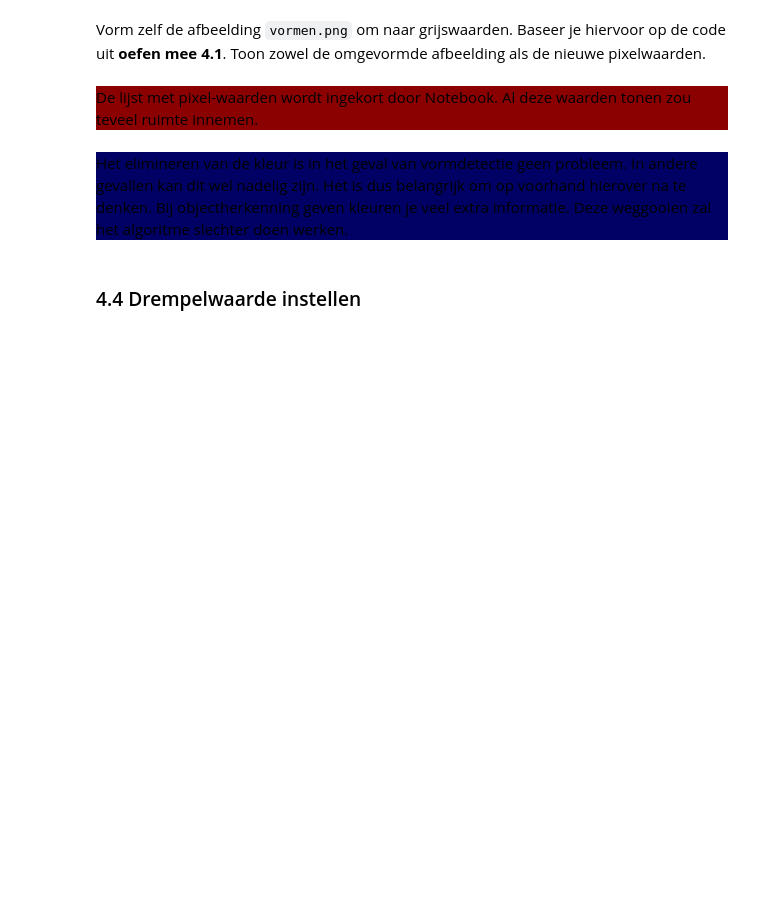
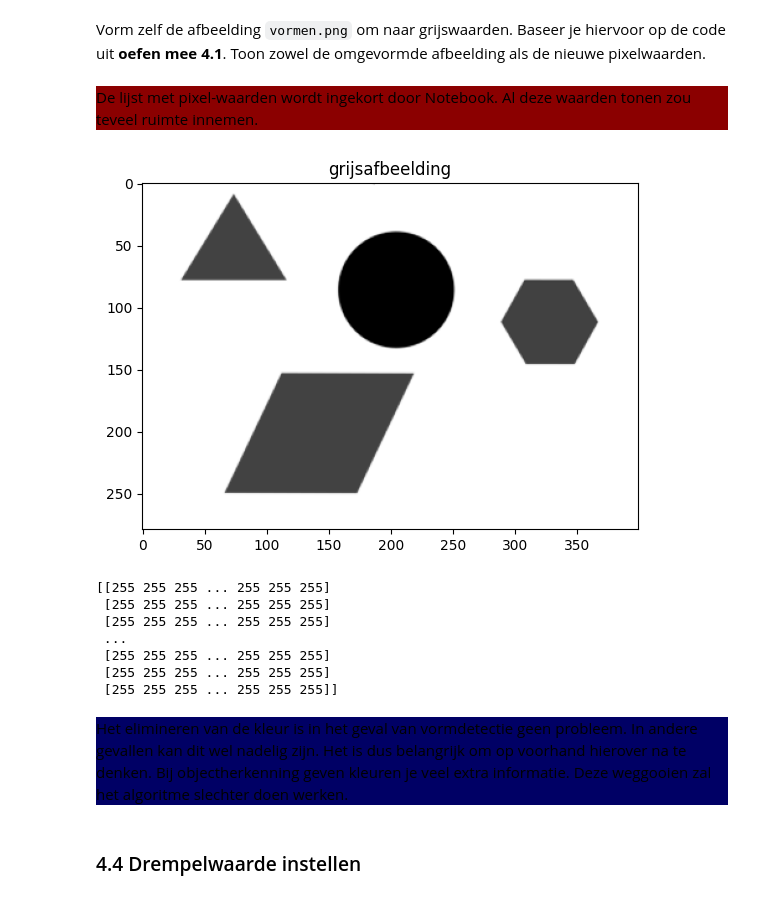
Before and after one commit to semerded/6IICT_PROG4_2023_2024, a Jupyter notebook: hfst_8/objectdetectie/1_vormdetectie.ipynb, the cells around one changed output. Saved outputs shown, nothing was run; the diff lists cells and outputs as text; code cells hidden in the pictures; blank space fills up the shorter version.

```diff
--- a/hfst_8/objectdetectie/1_vormdetectie.ipynb
+++ b/hfst_8/objectdetectie/1_vormdetectie.ipynb
@@ -220,6 +281,21 @@ De lijst met pixel-waarden wordt ingekort door Notebook. Al deze waarden tonen z
 </div>
 # %%
 # pad naar vormen.png: r"../_afbeeldingen/vormen.png"
+vormen = cv2.imread(r"../_afbeeldingen/vormen.png")
+vormen_grijs = cv2.cvtColor(vormen, cv2.COLOR_BGR2GRAY)
+
+# Afbeelding & pixelwaarden tonen.
+plt_imshow("grijsafbeelding", vormen_grijs)
+print(vormen_grijs)
+# %% [output]
+[figure, added]
+[[255 255 255 ... 255 255 255]
+ [255 255 255 ... 255 255 255]
+ [255 255 255 ... 255 255 255]
+ ...
+ [255 255 255 ... 255 255 255]
+ [255 255 255 ... 255 255 255]
+ [255 255 255 ... 255 255 255]]
 # %% [markdown]
 <div style="background-color:#000065">
 Het elimineren van de kleur is in het geval van vormdetectie geen probleem. In andere gevallen kan dit wel nadelig zijn. Het is dus belangrijk om op voorhand hierover na te denken. Bij objectherkenning geven kleuren je veel extra informatie. Deze weggooien zal het algoritme slechter doen werken.
```
Also changed, not shown: parts of 16 cells of this notebook, 4 other files.
